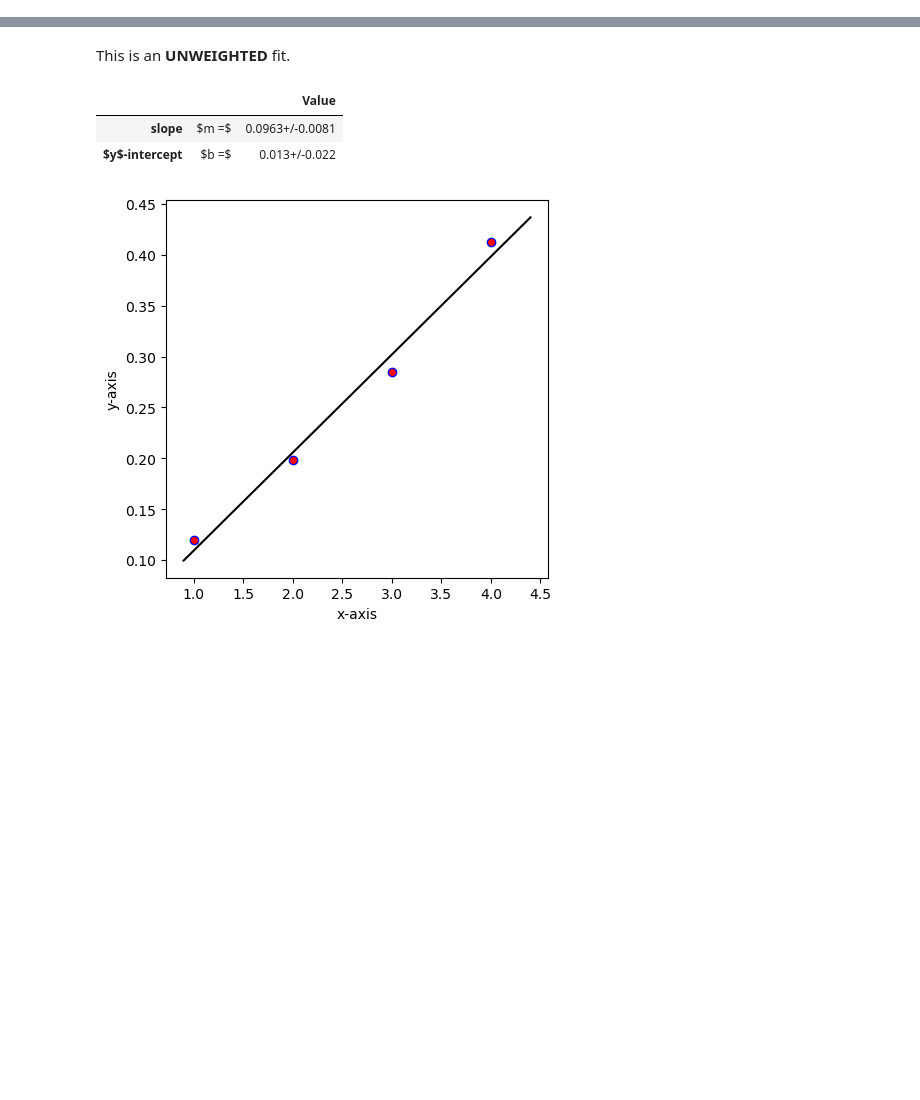
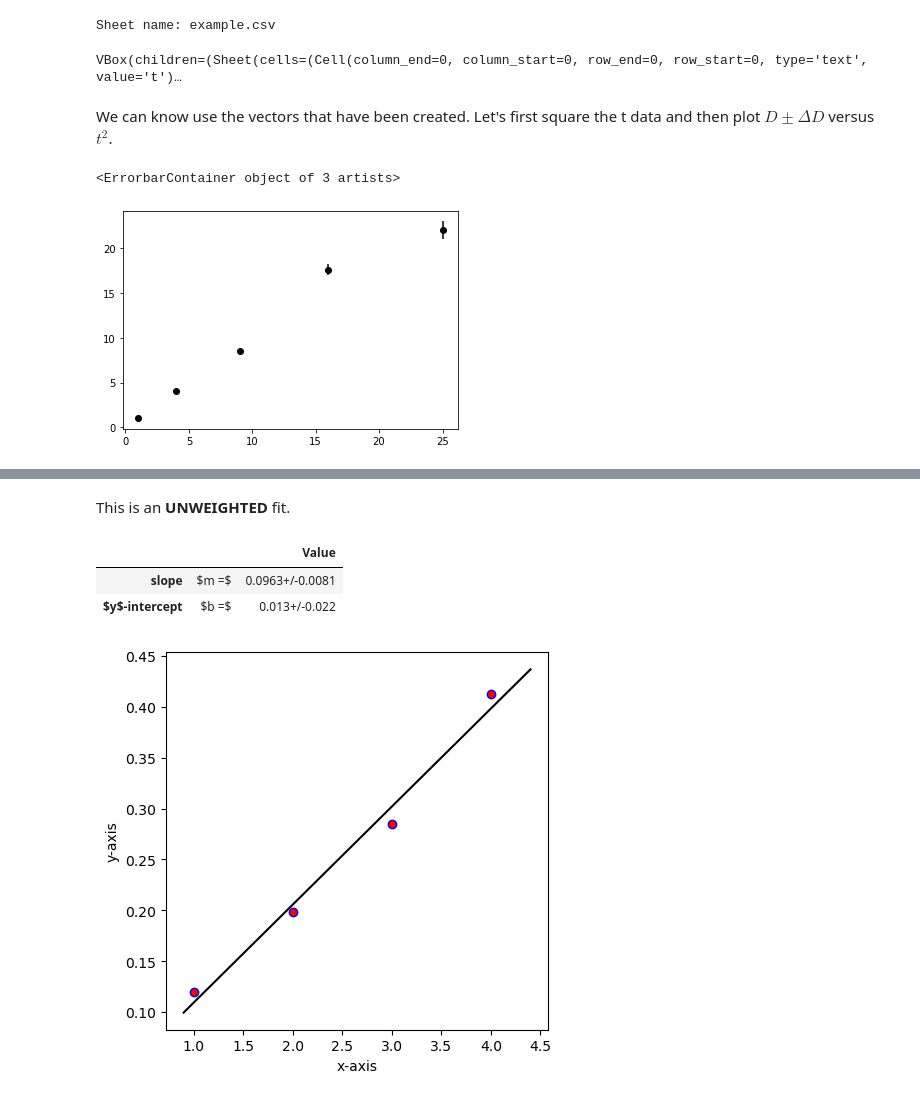
Before and after one commit to jake-bobowski/PHYS121_Functions, a Jupyter notebook: PHYS_121_Functions_demonstration.ipynb, the cells around one changed output, grey strips where cells are left out. Saved outputs shown, nothing was run; the diff lists cells and outputs as text; code cells hidden in the pictures; blank space fills up the shorter version.

```diff
--- a/PHYS_121_Functions_demonstration.ipynb
+++ b/PHYS_121_Functions_demonstration.ipynb
@@ -15,3 +31,19 @@ All of the functions are contained in a file called 'PHYS121.py'.  The list of f
+# %%
+import numpy as np
+import data_entry
+de = data_entry.sheet("example")
+# %% [output]
+Sheet name: example.csv
+VBox(children=(Sheet(cells=(Cell(column_end=0, column_start=0, row_end=0, row_start=0, type='text', value='t')…
+# %% [markdown]
+We can know use the vectors that have been created.  Let's first square the t data and then plot $D\pm \Delta D$ versus $t^2$.
+# %%
+import matplotlib.pyplot as plt
+v_tsq = v_t**2
+plt.errorbar(v_tsq, v_D, v_errD, fmt = 'ko')
+# %% [output]
+<ErrorbarContainer object of 3 artists>
+[figure, added]
 # %% [markdown]
 ### LinearFit...
 
```
Also changed, not shown: parts of 18 cells of this notebook.
